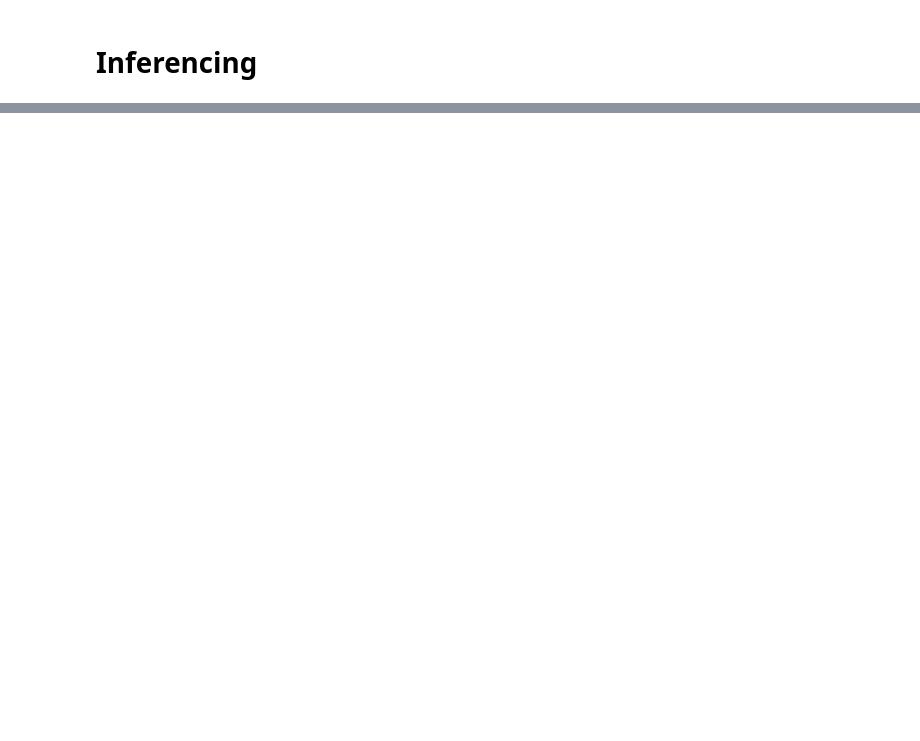
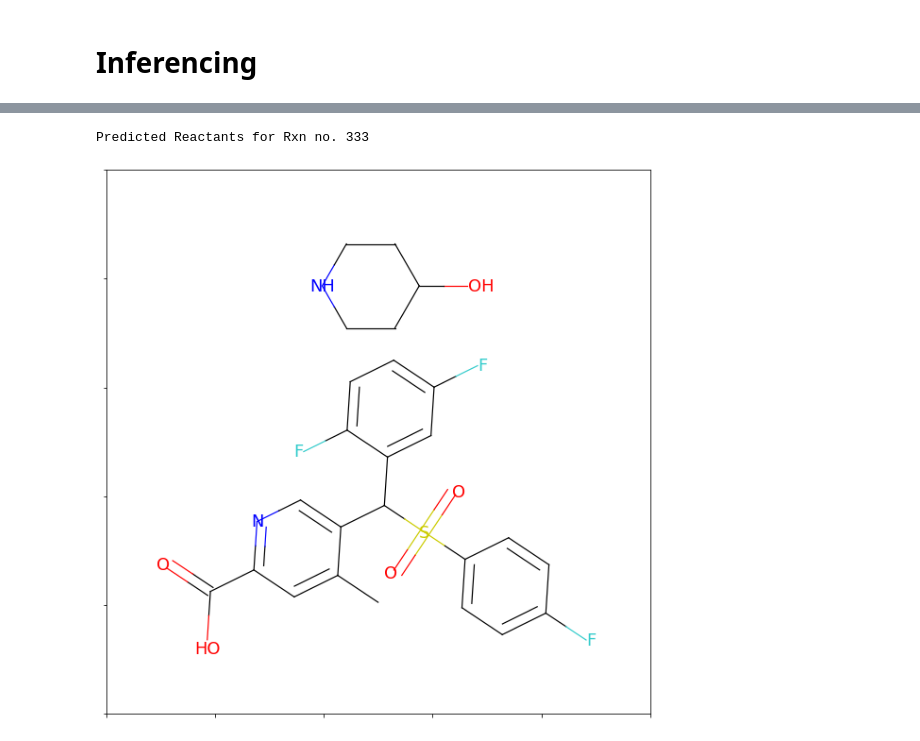
Before and after one commit to QuickLearner171998/reaction_prediction_seq2seq, a Jupyter notebook: run_commands.ipynb, the cells around one changed output, grey strips where cells are left out. Cells and saved outputs as stored; diff of their text form; code cells hidden in the pictures; blank space fills up the shorter version.

```diff
--- a/run_commands.ipynb
+++ b/run_commands.ipynb
@@ -94,12 +112,13 @@ size = (320, 320)  # Smaller figures than the default
 # %%
-with open('final.txt') as f:
+# visualize source tokens
+print("Predicted Reactants for Rxn no.", rxn_no)
+with open("processed_predictions_44000_steps_beam_3_test.txt") as f:
   lines = f.readlines()
-err = []
-for i,line in enumerate(lines):
-
-  m = Chem.MolFromSmiles(line.split())
-  try:
-
-    fig = Draw.MolToMPL(m, size=size)
-  except:
-    err.append(i)
+line = lines[rxn_no]
+if("\n") in line:
+  line = line.split()
+m = Chem.MolFromSmiles(line[0])
+fig = Draw.MolToMPL(m, size=size)
+# %% [output]
+Predicted Reactants for Rxn no. 333
+[figure, added]
```
Also changed, not shown: parts of 14 cells of this notebook.
